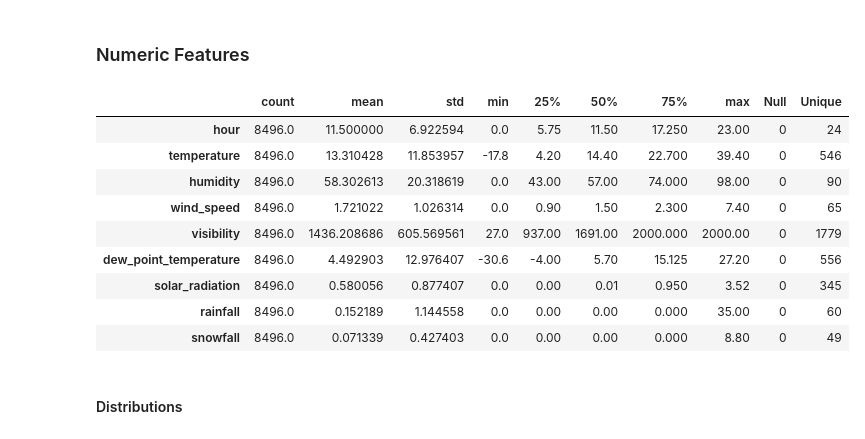
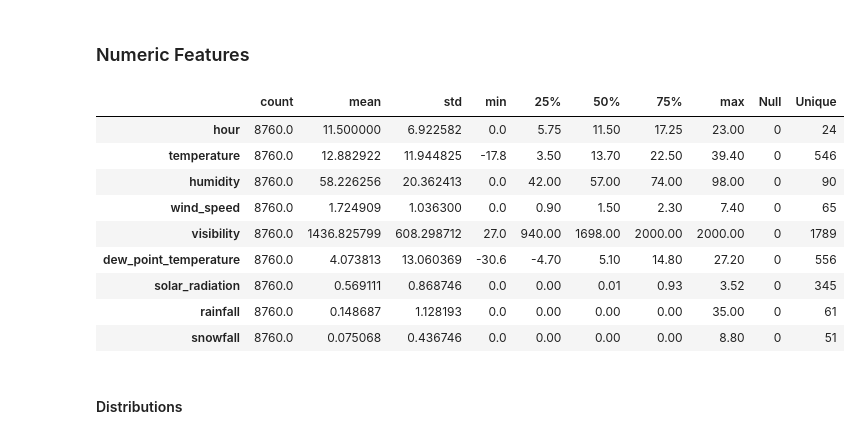
Before and after one commit to j4mes12/ITAI_Coursework, a Jupyter notebook: 01_Data_Exploration.ipynb, the cells around one changed output. Cells and saved outputs as stored; diff of their text form; code cells hidden in the pictures.

```diff
--- a/01_Data_Exploration.ipynb
+++ b/01_Data_Exploration.ipynb
@@ -22,7 +18,7 @@ colour_palette = sns.color_palette("hls", 9)
 # %% [markdown]
 ## Load Data
 # %%
-data = joblib.load(p.DATA_PATH + '00_data.pkl')
+data = joblib.load(p.DATA_PATH + f'00_{p.DATA_SAVE_NAME}.pkl')
 # %%
 data.head()
 # %% [output]
@@ -128,6 +124,7 @@ Max Date: 11/12/2018
 # %%
 data['date_weekday'] = data['date'].dt.weekday
 data['date_month'] = data.date.dt.month
+data['als_month'] = data.date.dt.to_period('M')
 # %%
 data.head()
 # %% [output]
@@ -207,21 +199,21 @@ if len(all_fields) == data_onwards.shape[1]:
 # %% [markdown]
 ### Numeric Features
 # %%
-num_summary = data_onwards[numeric_features].describe().T
-num_summary['Null'] = data_onwards[numeric_features].isnull().sum()
-num_summary['Unique'] =data_onwards[numeric_features].nunique()
+num_summary = data[numeric_features].describe().T
+num_summary['Null'] = data[numeric_features].isnull().sum()
+num_summary['Unique'] =data[numeric_features].nunique()
 num_summary
 # %% [output]
 |  | count | mean | std | min | 25% | 50% | 75% | max | Null | Unique |
-| hour | 8496.0 | 11.500000 | 6.922594 | 0.0 | 5.75 | 11.50 | 17.250 | 23.00 | 0 | 24 |
-| temperature | 8496.0 | 13.310428 | 11.853957 | -17.8 | 4.20 | 14.40 | 22.700 | 39.40 | 0 | 546 |
-| humidity | 8496.0 | 58.302613 | 20.318619 | 0.0 | 43.00 | 57.00 | 74.000 | 98.00 | 0 | 90 |
-| wind_speed | 8496.0 | 1.721022 | 1.026314 | 0.0 | 0.90 | 1.50 | 2.300 | 7.40 | 0 | 65 |
-| visibility | 8496.0 | 1436.208686 | 605.569561 | 27.0 | 937.00 | 1691.00 | 2000.000 | 2000.00 | 0 | 1779 |
-| dew_point_temperature | 8496.0 | 4.492903 | 12.976407 | -30.6 | -4.00 | 5.70 | 15.125 | 27.20 | 0 | 556 |
-| solar_radiation | 8496.0 | 0.580056 | 0.877407 | 0.0 | 0.00 | 0.01 | 0.950 | 3.52 | 0 | 345 |
-| rainfall | 8496.0 | 0.152189 | 1.144558 | 0.0 | 0.00 | 0.00 | 0.000 | 35.00 | 0 | 60 |
-| snowfall | 8496.0 | 0.071339 | 0.427403 | 0.0 | 0.00 | 0.00 | 0.000 | 8.80 | 0 | 49 |
+| hour | 8760.0 | 11.500000 | 6.922582 | 0.0 | 5.75 | 11.50 | 17.25 | 23.00 | 0 | 24 |
+| temperature | 8760.0 | 12.882922 | 11.944825 | -17.8 | 3.50 | 13.70 | 22.50 | 39.40 | 0 | 546 |
+| humidity | 8760.0 | 58.226256 | 20.362413 | 0.0 | 42.00 | 57.00 | 74.00 | 98.00 | 0 | 90 |
+| wind_speed | 8760.0 | 1.724909 | 1.036300 | 0.0 | 0.90 | 1.50 | 2.30 | 7.40 | 0 | 65 |
+| visibility | 8760.0 | 1436.825799 | 608.298712 | 27.0 | 940.00 | 1698.00 | 2000.00 | 2000.00 | 0 | 1789 |
+| dew_point_temperature | 8760.0 | 4.073813 | 13.060369 | -30.6 | -4.70 | 5.10 | 14.80 | 27.20 | 0 | 556 |
+| solar_radiation | 8760.0 | 0.569111 | 0.868746 | 0.0 | 0.00 | 0.01 | 0.93 | 3.52 | 0 | 345 |
+| rainfall | 8760.0 | 0.148687 | 1.128193 | 0.0 | 0.00 | 0.00 | 0.00 | 35.00 | 0 | 61 |
+| snowfall | 8760.0 | 0.075068 | 0.436746 | 0.0 | 0.00 | 0.00 | 0.00 | 8.80 | 0 | 51 |
 # %% [markdown]
 #### Distributions
 # %%
```
Also changed, not shown: parts of 22 cells of this notebook, 11 other files.
